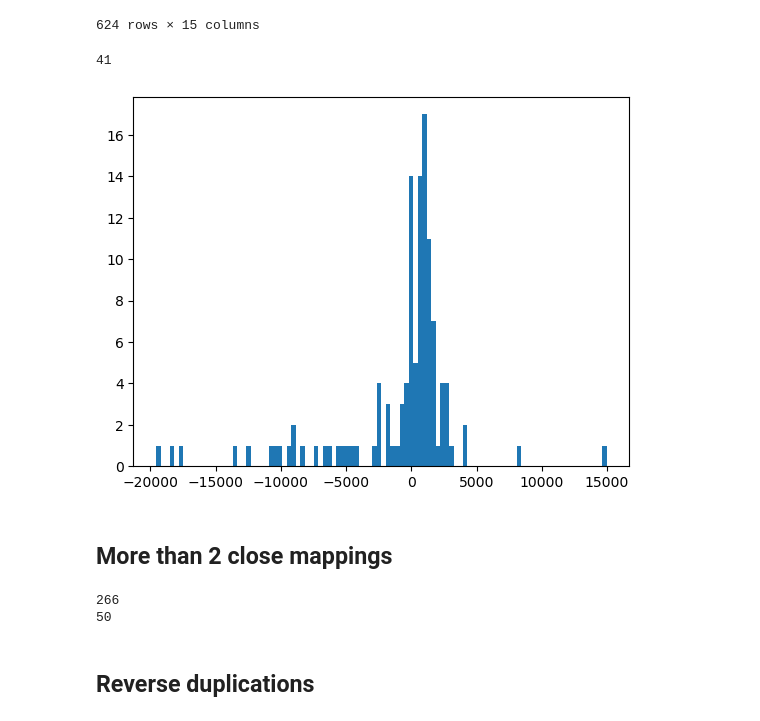
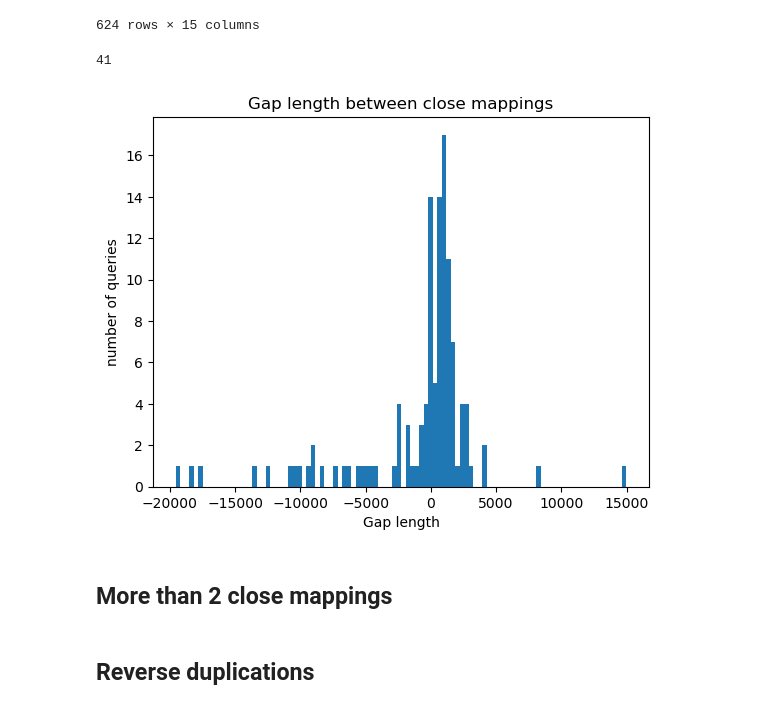
Before and after one commit to mmolari/sp_supplementary_reads, a Jupyter notebook: drafts/Close_mappings.ipynb, the cells around one changed output. Cells and saved outputs as stored; diff of their text form; code cells hidden in the pictures.

```diff
--- a/drafts/Close_mappings.ipynb
+++ b/drafts/Close_mappings.ipynb
@@ -13,7 +13,7 @@ from Bio import SeqIO
 from Bio.SeqRecord import SeqRecord
 import gzip
 # %%
-csv_all = "../results/suppl_reads_info.csv"
+csv_all = "../results/2022-09-21_amoxicillin_run_vial_14_time_14/suppl_reads_info.csv"
 df_all = pd.read_csv(csv_all)
 df_all.sort_values(by="query_name")
 # %% [output]
@@ -66,14 +66,15 @@ def extract_query_names(csv_file):
         names.append(q.query_name)
     return names
 # %%
-# Create list of diagonal queries with one primary and one supplementary mapping
-distant_queries = extract_query_names("../results/distant_mappings.csv")
+# Create list of diagonal/close queries with one primary and one supplementary mapping
+distant_queries = extract_query_names("../results/2022-09-21_amoxicillin_run_vial_14_time_14/distant_mappings.csv")
 query_names = np.unique(df_all["query_name"])
 query_names = remove_queries(query_names, df_all, distant_queries)
 # %%
 def get_distances(query_names, df):
     '''
-    Get list of distances between mappings of the same query. Negative distances indicate an overlap.
+    Get list of distances between mappings of the same query.
+    Negative distances indicate an overlap between mappings.
     '''
     neg_dist = []
     distances = []
@@ -93,11 +94,14 @@ def get_distances(query_names, df):
 # %%
 # Plot histogram of lengths
 distances = get_distances(query_names, df_all)
 plt.hist(distances[(distances > -20000) & (distances < 20000)], bins = 100)
+plt.title("Gap length between close mappings")
+plt.xlabel("Gap length")
+plt.ylabel("number of queries")
 plt.show()
 # %% [output]
 41
-[figure, old version]
+[figure, new version]
 # %% [markdown]
 ## More than 2 close mappings
 # %%
@@ -117,16 +121,9 @@ def remove_under_3_mappings(query_names, df, to_remove):
             query_names = query_names[query_names != name]
     return query_names
 # %%
-# More than 2 mappings on the diagonal
+# Create list of queries with more than 2 mappings on the diagonal
 names = np.unique(df_all["query_name"])
-print(len(names))
 names = remove_under_3_mappings(names, df_all, distant_queries)
-print(len(names))
-# print(len(names))
-# print(names)
-# %% [output]
-266
-50
 # %% [markdown]
 ## Reverse duplications
 # %%
```
Also changed, not shown: parts of 1 cell of this notebook, 6 other files.
